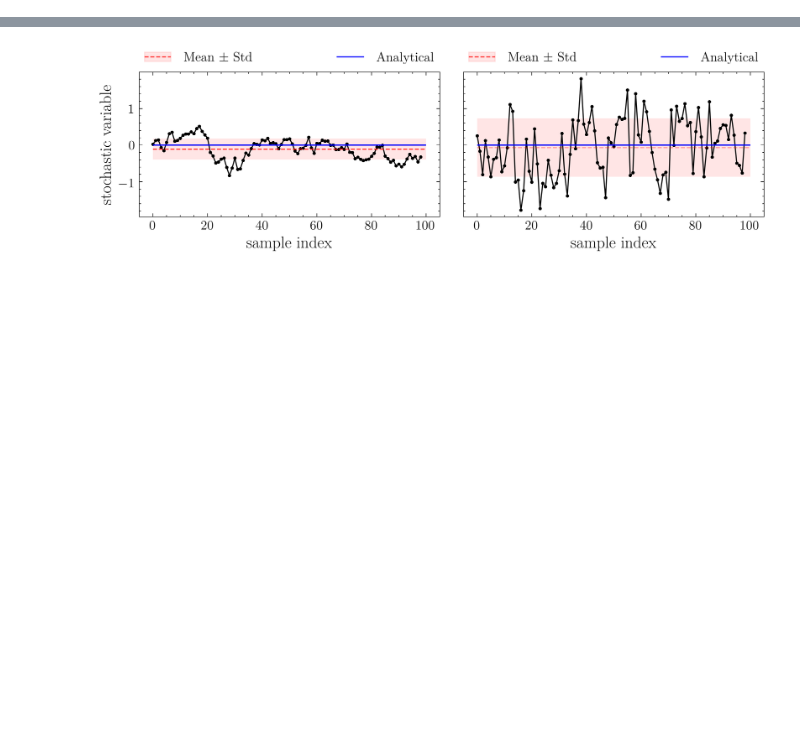
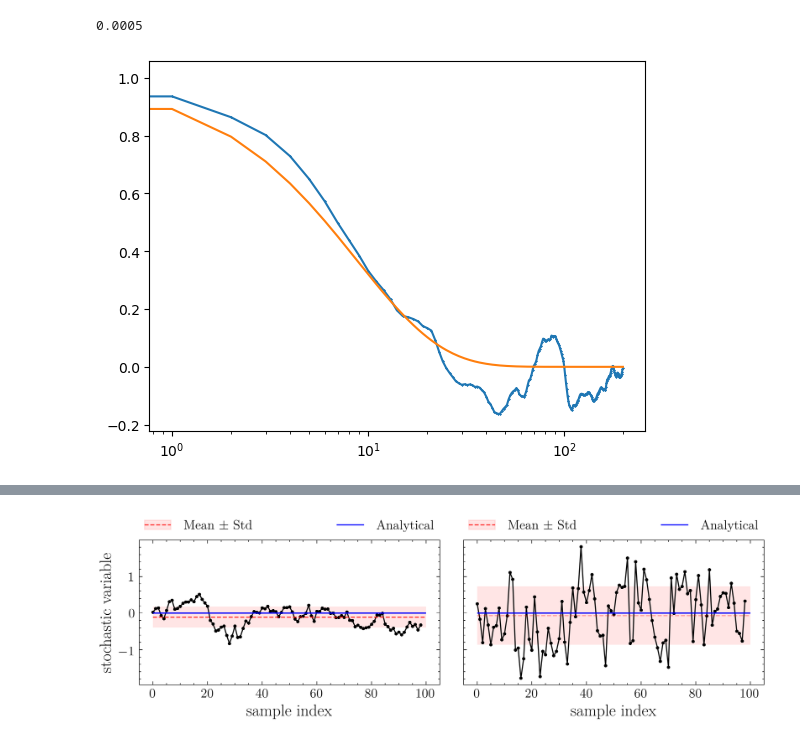
Before and after one commit to FabianHelmberger/Master_project, a Jupyter notebook: results/money_plots/notebooks/unmod/autocorr.ipynb, the cells around one changed output, grey strips where cells are left out. Drawn from its saved outputs; the diff is of its cells as text; code cells hidden in the pictures; blank space fills up the shorter version.

```diff
--- a/results/money_plots/notebooks/unmod/autocorr.ipynb
+++ b/results/money_plots/notebooks/unmod/autocorr.ipynb
@@ -0,0 +131,20 @@
+# %%
+
+from scipy.optimize import curve_fit
+
+def fit_exp(x, tau):
+    return np.exp(-x / tau)
+
+def my_acf(data):
+    normed_data = data - np.mean(data)
+    acf = np.correlate(normed_data, normed_data, mode="full")
+    acf = acf[acf.size // 2 :]
+    acf /= acf[0]
+    return acf
+
+def my_acl(data, lmax=None):
+    acf = my_acf(data)
+    acf = acf[:lmax]
+    lag = np.array(range(len(acf)))
+    p, _ = curve_fit(fit_exp, lag, acf)
+    return p[0]
@@ -0,0 +171,18 @@
+# %%
+key = "20250323_223326_6UmTAi"
+dt = df[df["key"] == key]["dt"].values[0]
+
+lt = histories[key]["2_moment"]["meas_times"][:, 0]
+lt = lt[~np.isnan(lt)]
+
+dat = histories[key]["2_moment"]["result"][:, 0]
+dat = dat[~np.isnan(dat)]
+acf = my_acf(dat)
+acl = my_acl(dat, lmax = int(1/dt))
+lag = np.array(range(acf.size))
+plt.semilogx(lag, acf, marker="x", markersize=1)
+plt.semilogx(lag, fit_exp(lag, acl))
+print(dt)
+# %% [output]
+0.0005
+[figure, added]
```
Also changed, not shown: parts of 9 cells of this notebook.
